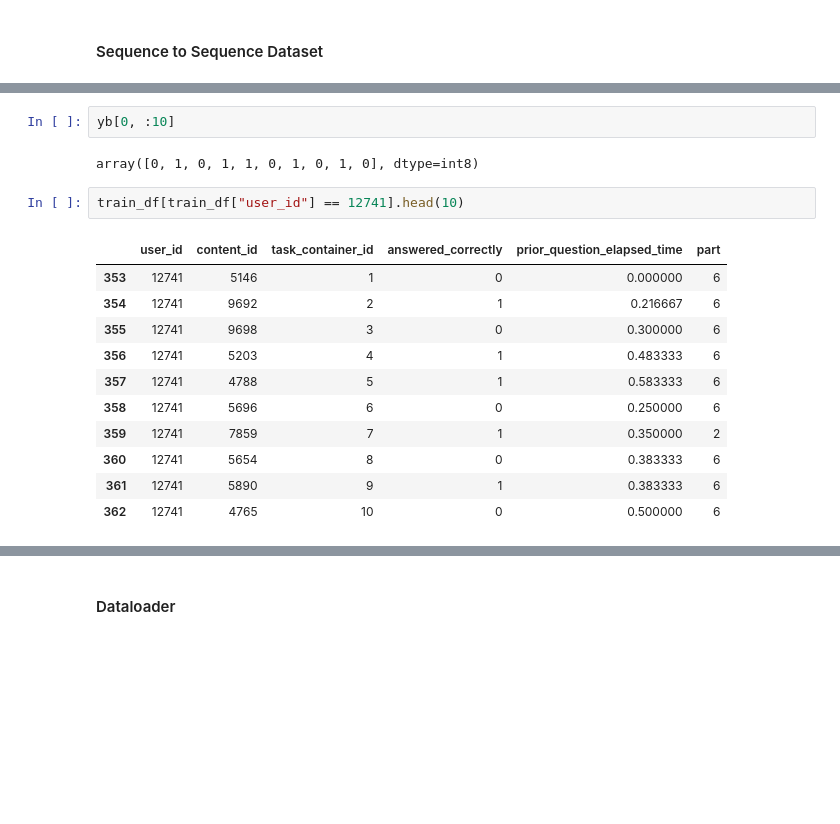
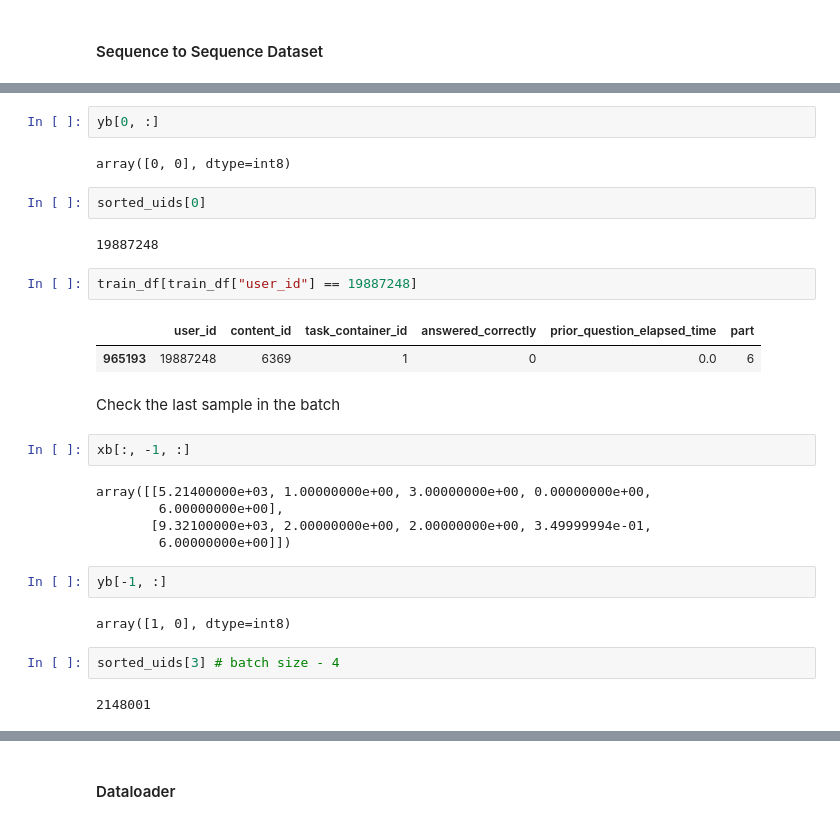
Before and after one commit to nisarahamedk/kaggle-riid, a Jupyter notebook: notebooks/riid-pytorch-transformers-seq2seq-classifier.ipynb, the cells around one changed output, grey strips where cells are left out. Drawn from its saved outputs; the diff is of its cells as text; blank space fills up the shorter version.

```diff
--- a/notebooks/riid-pytorch-transformers-seq2seq-classifier.ipynb
+++ b/notebooks/riid-pytorch-transformers-seq2seq-classifier.ipynb
@@ -249,18 +273,30 @@ array([[5.14600000e+03, 1.00000000e+00, 3.00000000e+00, 0.00000000e+00,
 # %%
-yb[0, :10]
+yb[0, :]
 # %% [output]
-array([0, 1, 0, 1, 1, 0, 1, 0, 1, 0], dtype=int8)
+array([0, 0], dtype=int8)
+# %%
+sorted_uids[0]
+# %% [output]
+19887248
 # %%
-train_df[train_df["user_id"] == 12741].head(10)
+train_df[train_df["user_id"] == 19887248]
 # %% [output]
 |  | user_id | content_id | task_container_id | answered_correctly | prior_question_elapsed_time | part |
-| 353 | 12741 | 5146 | 1 | 0 | 0.000000 | 6 |
-| 354 | 12741 | 9692 | 2 | 1 | 0.216667 | 6 |
-| 355 | 12741 | 9698 | 3 | 0 | 0.300000 | 6 |
-| 356 | 12741 | 5203 | 4 | 1 | 0.483333 | 6 |
-| 357 | 12741 | 4788 | 5 | 1 | 0.583333 | 6 |
-| 358 | 12741 | 5696 | 6 | 0 | 0.250000 | 6 |
-| 359 | 12741 | 7859 | 7 | 1 | 0.350000 | 2 |
-| 360 | 12741 | 5654 | 8 | 0 | 0.383333 | 6 |
-| 361 | 12741 | 5890 | 9 | 1 | 0.383333 | 6 |
-| 362 | 12741 | 4765 | 10 | 0 | 0.500000 | 6 |
+| 965193 | 19887248 | 6369 | 1 | 0 | 0.0 | 6 |
+# %% [markdown]
+Check the last sample in the batch
+# %%
+xb[:, -1, :]
+# %% [output]
+array([[5.21400000e+03, 1.00000000e+00, 3.00000000e+00, 0.00000000e+00,
+        6.00000000e+00],
+       [9.32100000e+03, 2.00000000e+00, 2.00000000e+00, 3.49999994e-01,
+        6.00000000e+00]])
+# %%
+yb[-1, :]
+# %% [output]
+array([1, 0], dtype=int8)
+# %%
+sorted_uids[3] # batch size - 4
+# %% [output]
+2148001
```
Also changed, not shown: parts of 46 cells of this notebook.
